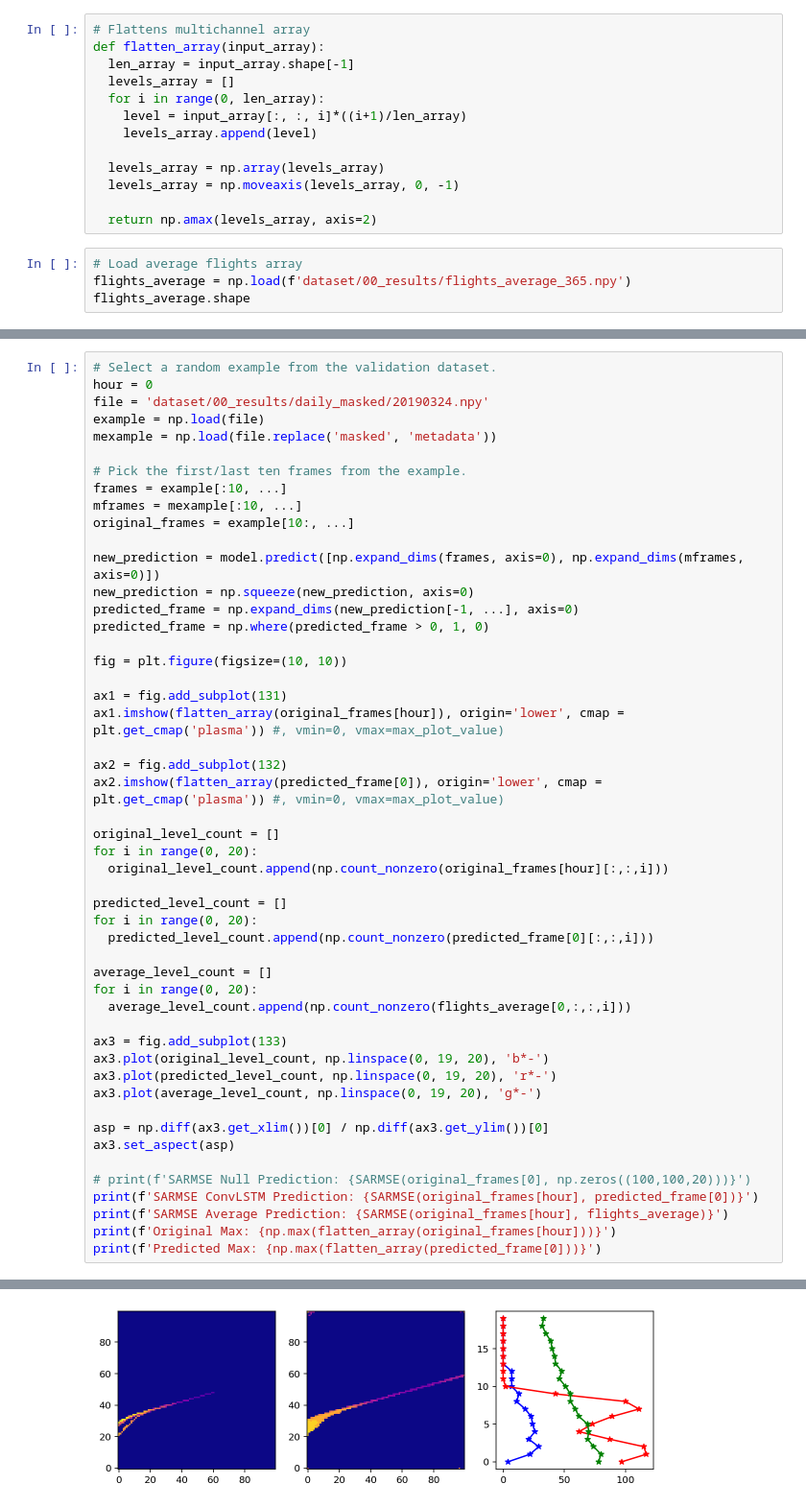
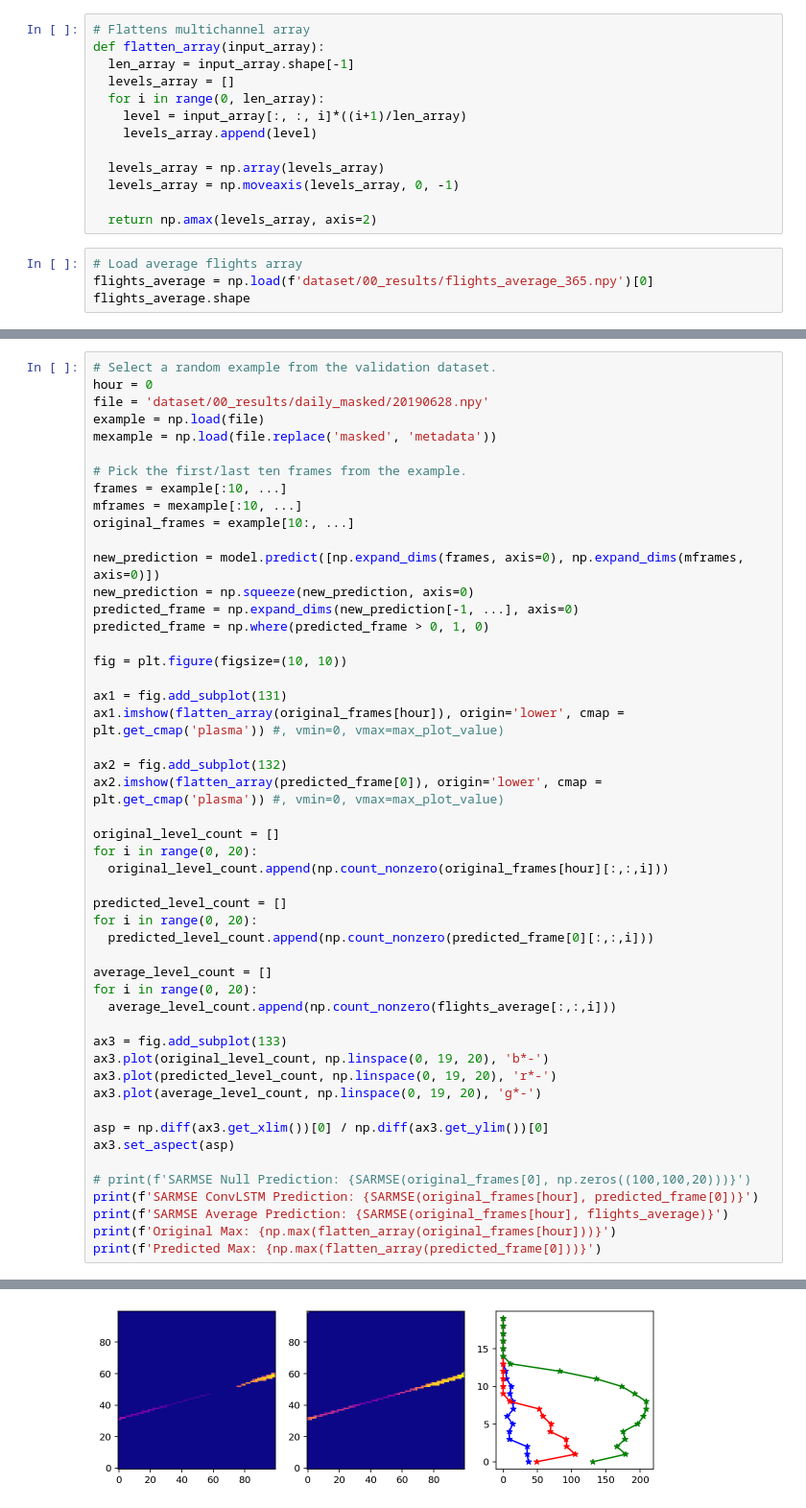
Before and after one commit to naguzmans/opportunistic-utm, a Jupyter notebook: 05_ConvLSTM_Model_Multi.ipynb, the cells around one changed output, grey strips where cells are left out. Shown at 96% size. Cells and saved outputs as stored; diff of their text form.

```diff
--- a/05_ConvLSTM_Model_Multi.ipynb
+++ b/05_ConvLSTM_Model_Multi.ipynb
@@ -249,6 +264,6 @@ def flatten_array(input_array):
   return np.amax(levels_array, axis=2)
 # %%
 # Load average flights array
-flights_average = np.load(f'dataset/00_results/flights_average_365.npy')
+flights_average = np.load(f'dataset/00_results/flights_average_365.npy')[0]
 flights_average.shape
 # %% [output]
@@ -256,7 +271,7 @@ flights_average.shape
 # %%
 # Select a random example from the validation dataset.
 hour = 0
-file = 'dataset/00_results/daily_masked/20190324.npy'
+file = 'dataset/00_results/daily_masked/20190628.npy'
 example = np.load(file)
 mexample = np.load(file.replace('masked', 'metadata'))
 
@@ -288,7 +303,7 @@ for i in range(0, 20):
 
 average_level_count = []
 for i in range(0, 20):
-  average_level_count.append(np.count_nonzero(flights_average[0,:,:,i]))
+  average_level_count.append(np.count_nonzero(flights_average[:,:,i]))
 
 ax3 = fig.add_subplot(133)
 ax3.plot(original_level_count, np.linspace(0, 19, 20), 'b*-')
@@ -311 +326 @@ Predicted Max: 0.55
-[figure, old version]
+[figure, new version]
```
Also changed, not shown: parts of 7 cells of this notebook.
